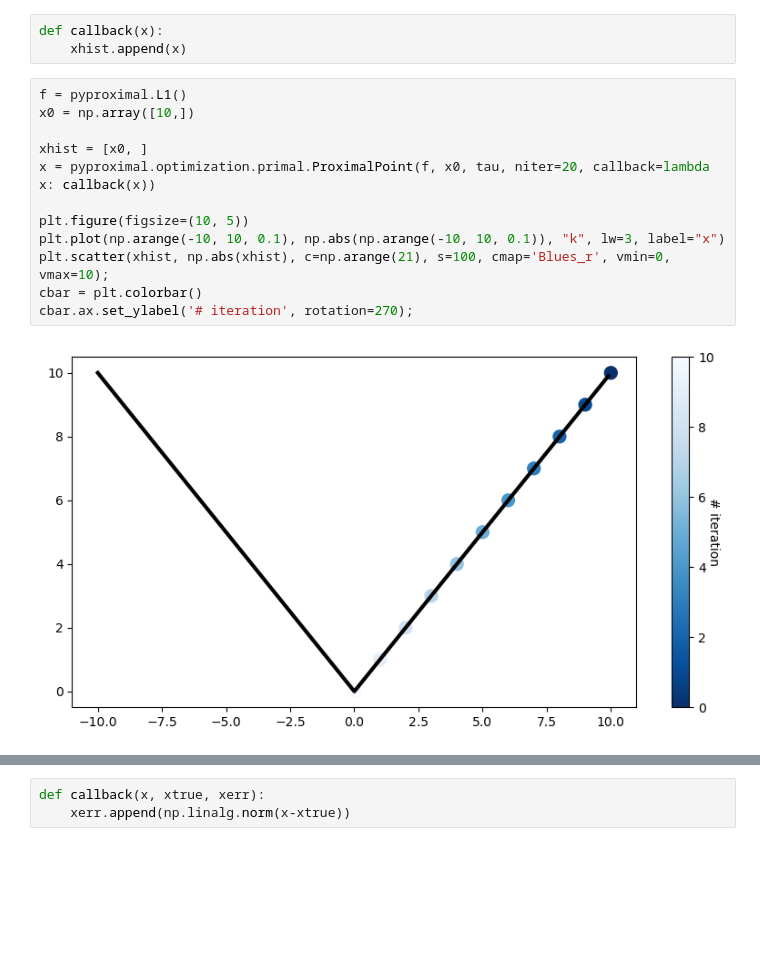
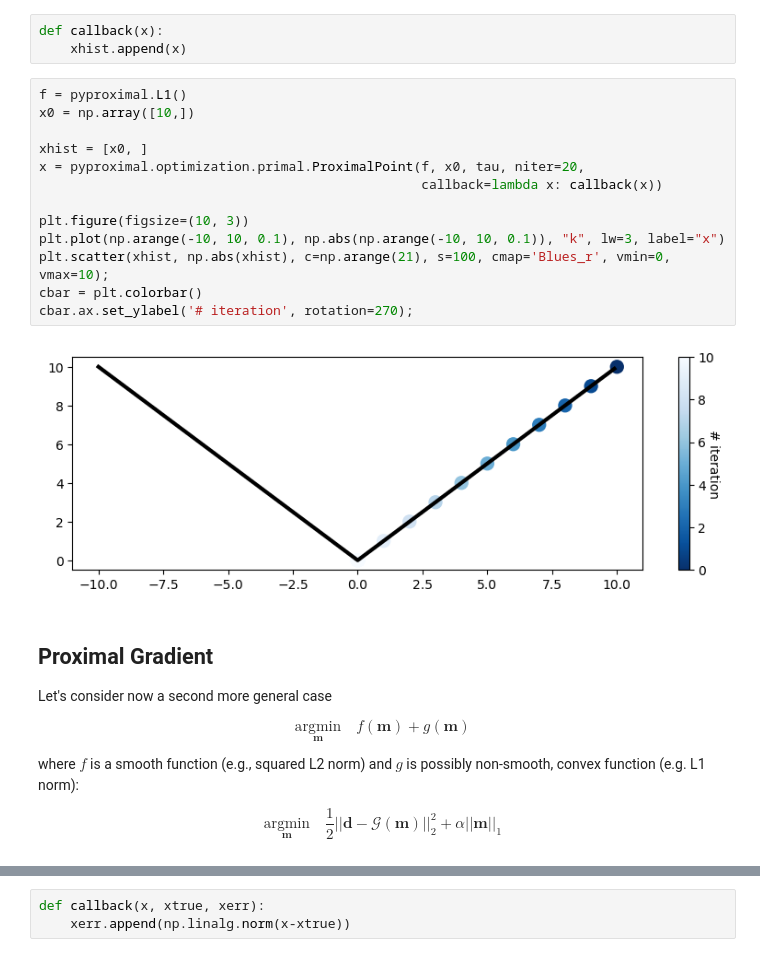
Before and after one commit to mrava87/ProximalTeaching, a Jupyter notebook: lectures/Lecture1.ipynb, the cells around one changed output, grey strips where cells are left out. Saved outputs shown, nothing was run; the diff lists cells and outputs as text; blank space fills up the shorter version.

```diff
--- a/lectures/Lecture1.ipynb
+++ b/lectures/Lecture1.ipynb
@@ -540,15 +535,30 @@ def callback(x):
 # %%
 f = pyproximal.L1()
 x0 = np.array([10,])
 
 xhist = [x0, ]
-x = pyproximal.optimization.primal.ProximalPoint(f, x0, tau, niter=20, callback=lambda x: callback(x))
+x = pyproximal.optimization.primal.ProximalPoint(f, x0, tau, niter=20,
+                                                 callback=lambda x: callback(x))
 
-plt.figure(figsize=(10, 5))
+plt.figure(figsize=(10, 3))
 plt.plot(np.arange(-10, 10, 0.1), np.abs(np.arange(-10, 10, 0.1)), "k", lw=3, label="x")
 plt.scatter(xhist, np.abs(xhist), c=np.arange(21), s=100, cmap='Blues_r', vmin=0, vmax=10);
 cbar = plt.colorbar()
 cbar.ax.set_ylabel('# iteration', rotation=270);
 # %% [output]
-[figure, old version]
+[figure, new version]
+# %% [markdown]
+## Proximal Gradient
+
+Let's consider now a second more general case
+
+$$
+\underset{\mathbf{m}} {\mathrm{argmin}} \quad f(\mathbf{m}) + g(\mathbf{m})
+$$
+
+where $f$ is a smooth function (e.g., squared L2 norm) and $g$ is possibly non-smooth, convex function (e.g. L1 norm):
+
+$$
+\underset{\mathbf{m}} {\mathrm{argmin}} \quad \frac{1}{2} ||\mathbf{d} - \mathcal{G}(\mathbf{m})||_2^2 + \alpha ||\mathbf{m}||_1
+$$
 # %% [markdown]
```
Also changed, not shown: parts of 44 cells of this notebook, 7 other files.
